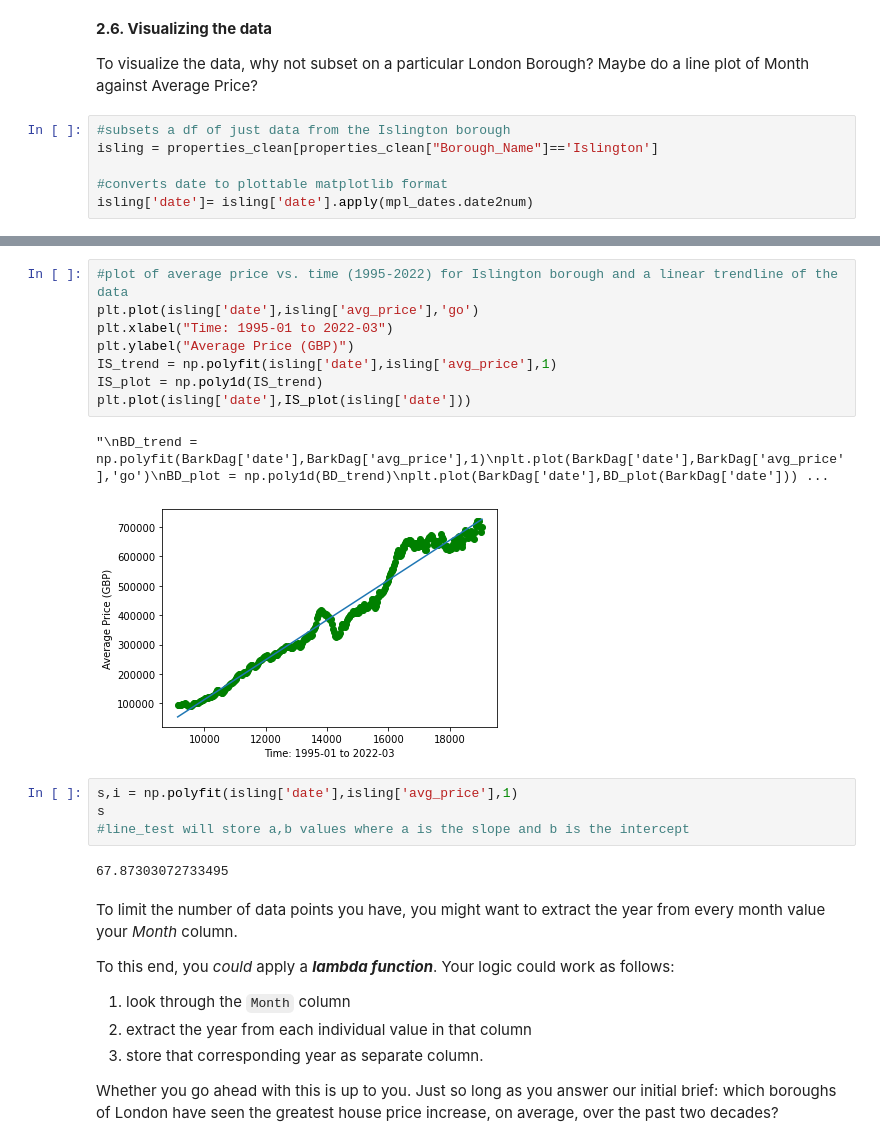
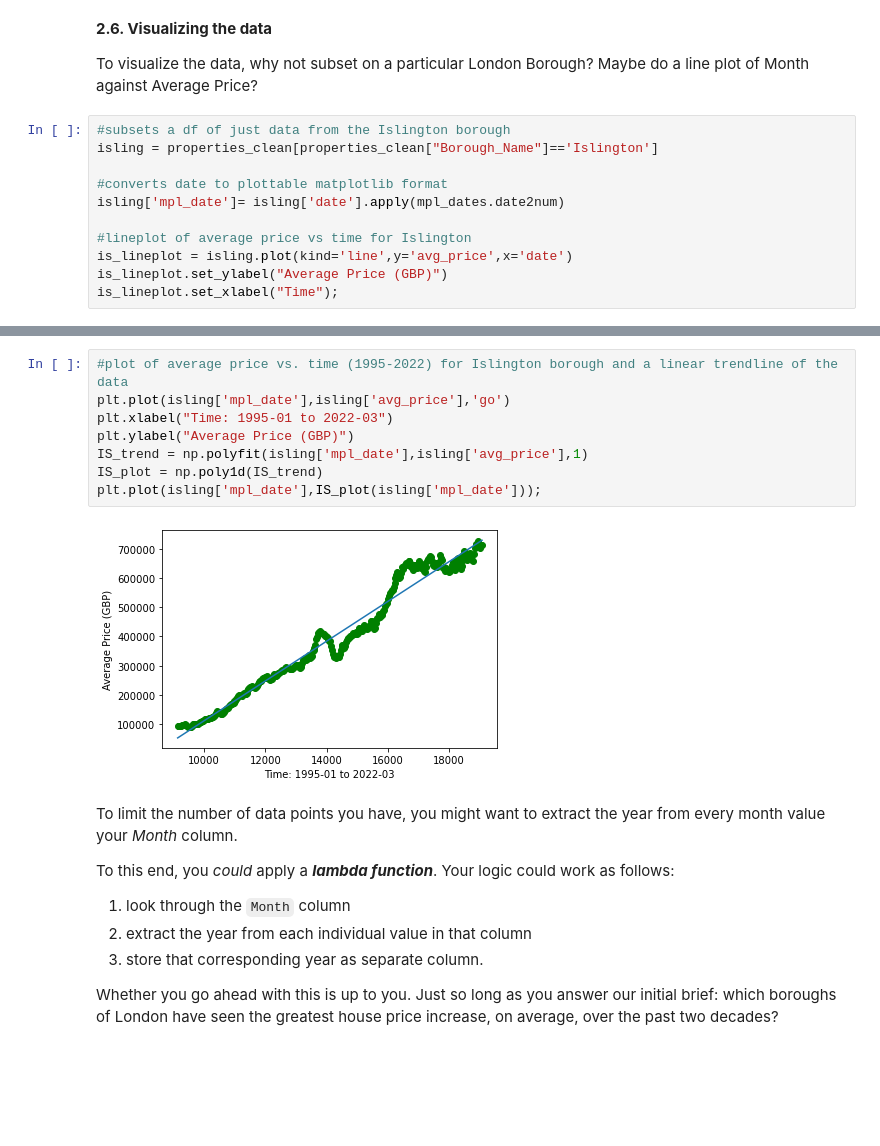
Before and after one commit to ehardwick2/Springboard_DS, a Jupyter notebook: Unit 4 Challenge - Tier 3.ipynb, the cells around one changed output, grey strips where cells are left out. Cells and saved outputs as stored; diff of their text form; blank space fills up the shorter version.

```diff
--- a/Unit 4 Challenge - Tier 3.ipynb
+++ b/Unit 4 Challenge - Tier 3.ipynb
@@ -278,7 +280,12 @@ To visualize the data, why not subset on a particular London Borough? Maybe do a
 isling = properties_clean[properties_clean["Borough_Name"]=='Islington']
 
 #converts date to plottable matplotlib format
-isling['date']= isling['date'].apply(mpl_dates.date2num)
+isling['mpl_date']= isling['date'].apply(mpl_dates.date2num)
+
+#lineplot of average price vs time for Islington
+is_lineplot = isling.plot(kind='line',y='avg_price',x='date')
+is_lineplot.set_ylabel("Average Price (GBP)")
+is_lineplot.set_xlabel("Time");
 # %% [output]
 A value is trying to be set on a copy of a slice from a DataFrame.
 Try using .loc[row_indexer,col_indexer] = value instead
@@ -288,20 +296,13 @@ See the caveats in the documentation: https://pandas.pydata.org/pandas-docs/stab
 # %%
 #plot of average price vs. time (1995-2022) for Islington borough and a linear trendline of the data
-plt.plot(isling['date'],isling['avg_price'],'go')
+plt.plot(isling['mpl_date'],isling['avg_price'],'go')
 plt.xlabel("Time: 1995-01 to 2022-03")
 plt.ylabel("Average Price (GBP)")
-IS_trend = np.polyfit(isling['date'],isling['avg_price'],1)
+IS_trend = np.polyfit(isling['mpl_date'],isling['avg_price'],1)
 IS_plot = np.poly1d(IS_trend)
-plt.plot(isling['date'],IS_plot(isling['date']))
+plt.plot(isling['mpl_date'],IS_plot(isling['mpl_date']));
 # %% [output]
-"\nBD_trend = np.polyfit(BarkDag['date'],BarkDag['avg_price'],1)\nplt.plot(BarkDag['date'],BarkDag['avg_price'],'go')\nBD_plot = np.poly1d(BD_trend)\nplt.plot(BarkDag['date'],BD_plot(BarkDag['date'])) ...
-[figure, old version]
+[figure, new version]
-# %%
-s,i = np.polyfit(isling['date'],isling['avg_price'],1)
-s
-#line_test will store a,b values where a is the slope and b is the intercept
-# %% [output]
-67.87303072733495
 # %% [markdown]
 To limit the number of data points you have, you might want to extract the year from every month value your *Month* column.
 
```
Also changed, not shown: parts of 24 cells of this notebook.
